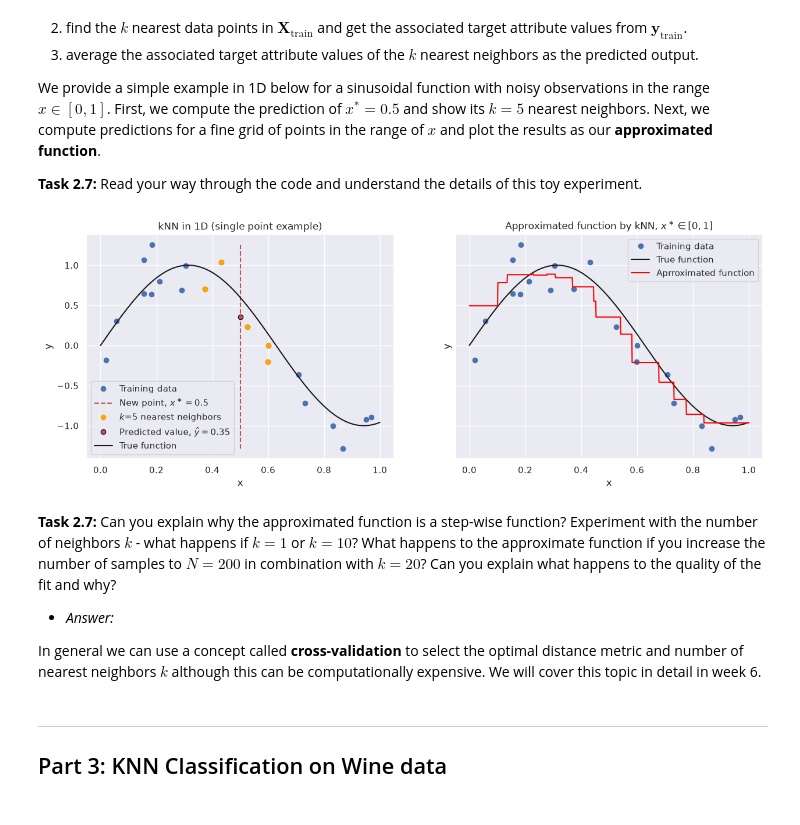
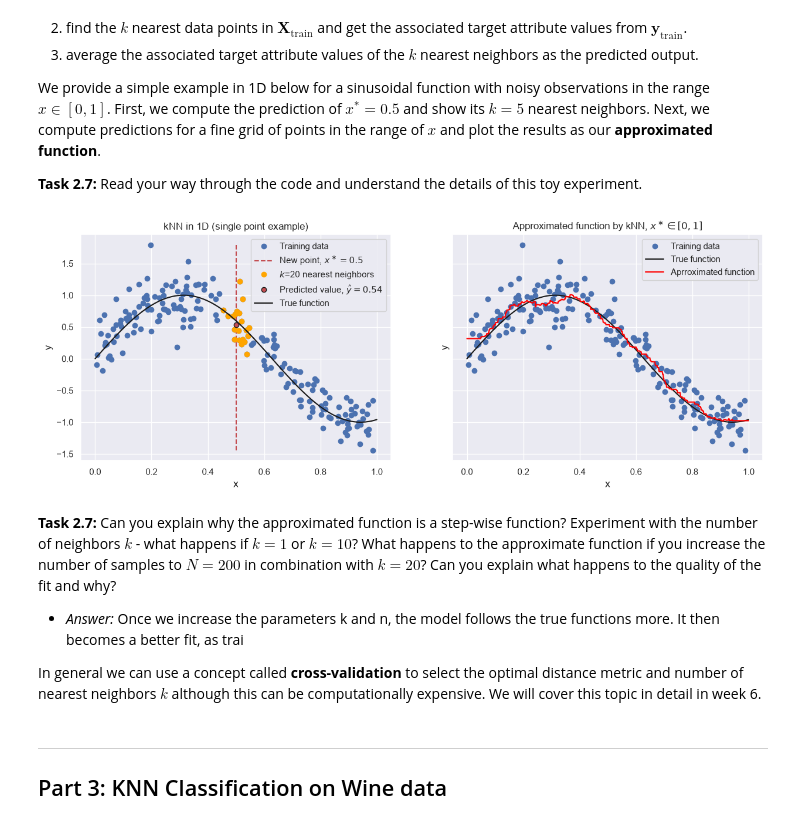
Before and after one commit to NicolaiNielsen/02452exercises, a Jupyter notebook: week2/exercise2.ipynb, the cells around one changed output. Cells and saved outputs as stored; diff of their text form; code cells hidden in the pictures.

```diff
--- a/week2/exercise2.ipynb
+++ b/week2/exercise2.ipynb
@@ -735,8 +758,8 @@ We provide a simple example in 1D below for a sinusoidal function with noisy obs
 np.random.seed(42)  # for reproducibility
 
 # Experiment parameters
-k = 5                       # number of neighbors
-N = 20                      # number of points
+k = 20                   # number of neighbors
+N = 200                # number of points
 observation_noise = 0.25    # standard deviation of observation noise
 
 # Define the true (unseen) function
@@ -768,38 +791,38 @@ axs[0].plot(X_train[most_similar_idxs], y_train[most_similar_idxs], 'o', color='
 # Plot the predicted value
 axs[0].plot(X_new, y_pred, 'ro', mec='k', label=fr'Predicted value, $\hat{{y}}={y_pred.item():.2f}$')
 # Plot the true function
 axs[0].plot(np.linspace(0, 1, 100), sine_function(np.linspace(0, 1, 100)), label='True function', color='k')
 # Add figure layout elements
 axs[0].set_title('kNN in 1D (single point example)')
 axs[0].set_xlabel('x')
 axs[0].set_ylabel('y')
 axs[0].legend()
 
 
 # Now we run the same computation but for a fine grid of test points in the interval [0, 1]
 X_pred = np.linspace(0, 1, 1000).reshape(-1, 1)  # Create a grid of test points
 distances = np.linalg.norm(X_train[None, :] - X_pred[:, None], axis=2) # vectorized version of computing distances for all test points at once
 most_similar_idxs = np.argsort(distances, axis=1)[:, :k]  # Get the indices of the k nearest neighbors for each test point
 y_pred = y_train[most_similar_idxs].mean(axis=1)  # Predict the output for each test point
 
 # Plot the results of kNN on the range [0,1]
 # Plot training data
 axs[1].plot(X_train, y_train, 'o', label='Training data')
 # Plot the true function
 axs[1].plot(np.linspace(0, 1, 100), sine_function(np.linspace(0, 1, 100)), label='True function', color='k')
 # Plot the predicted function in the range x in [0,1]
 axs[1].plot(X_pred, y_pred, label='Aprroximated function', color='red')
 axs[1].set_title(r'Approximated function by kNN, $x^\ast \in [0,1]$')
 axs[1].set_xlabel('x')
 axs[1].set_ylabel('y')
 axs[1].legend()
 plt.show()
 # %% [output]
-[figure, old version]
+[figure, new version]
 # %% [markdown]
 **Task 2.7:** Can you explain why the approximated function is a step-wise function? Experiment with the number of neighbors $k$ - what happens if $k=1$ or $k=10$? What happens to the approximate function if you increase the number of samples to $N=200$ in combination with $k=20$? Can you explain what happens to the quality of the fit and why?
 
-- *Answer:*
+- *Answer:* Once we increase the parameters k and n, the model follows the true functions more. It then becomes a better fit, as trai
 
 In general we can use a concept called **cross-validation** to select the optimal distance metric and number of nearest neighbors $k$ although this can be computationally expensive. We will cover this topic in detail in week 6.
 # %% [markdown]
```
Also changed, not shown: parts of 41 cells of this notebook, 3 other files.
